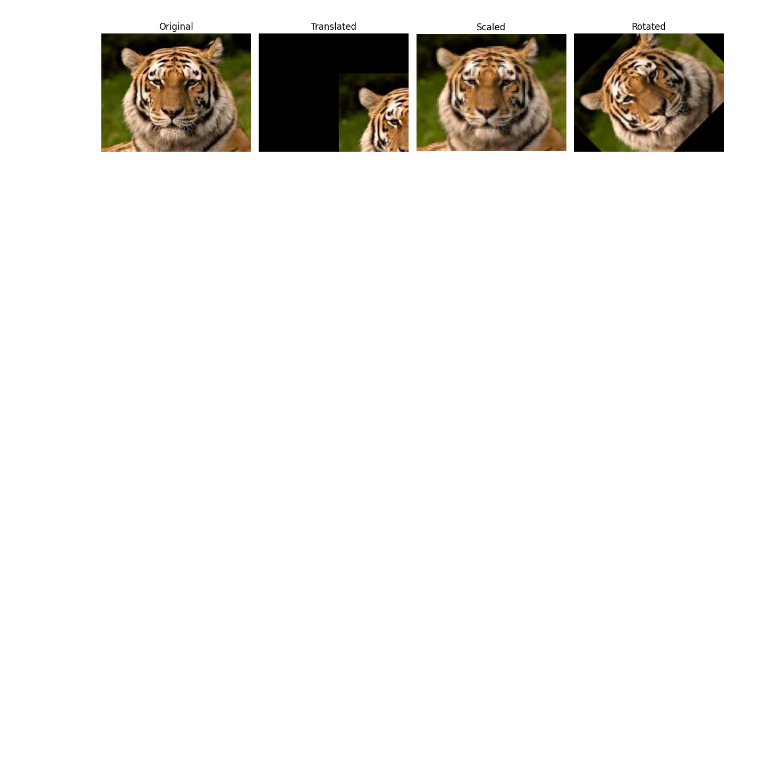
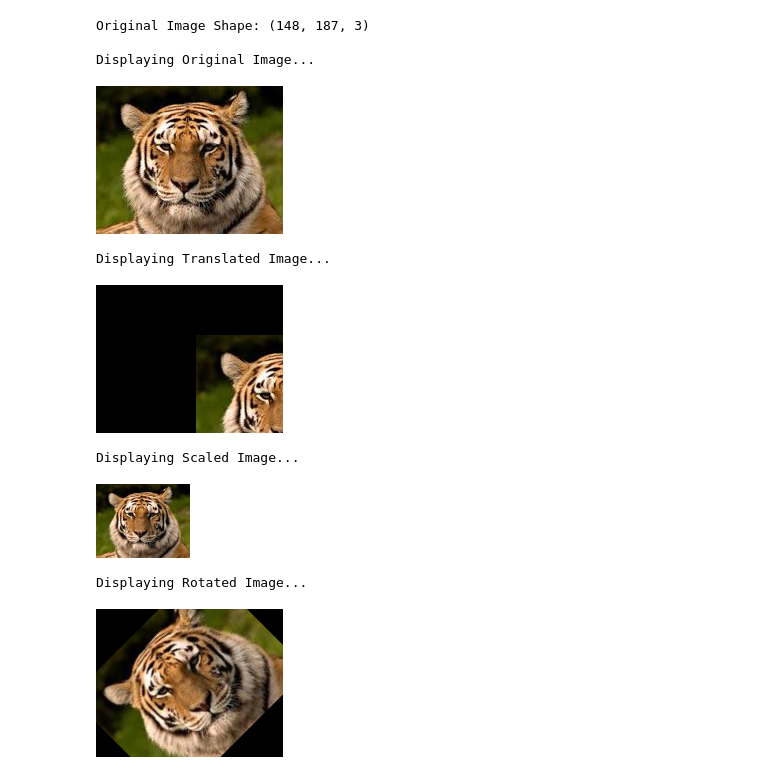
Before and after one commit to nkuv/ai, a Jupyter notebook: exp3.ipynb, the cells around one changed output. Cells and saved outputs as stored; diff of their text form; code cells hidden in the pictures; blank space fills up the shorter version.

```diff
--- a/exp3.ipynb
+++ b/exp3.ipynb
@@ -8,20 +1,37 @@ img = cv2.cvtColor(img, cv2.COLOR_BGR2RGB)
 # %%
+import cv2
+import numpy as np
+from google.colab.patches import cv2_imshow
+
+img = cv2.imread('assets/tiger.jpeg')
+
 tx, ty = 100, 50
 rows, cols = img.shape[:2]
 translation_matrix = np.float32([[1, 0, tx], [0, 1, ty]])
 translated_img = cv2.warpAffine(img, translation_matrix, (cols, rows))
 
 scaled_img = cv2.resize(img, None, fx=0.5, fy=0.5)
 
 angle = 45
 rotation_matrix = cv2.getRotationMatrix2D((cols/2, rows/2), angle, 1)
 rotated_img = cv2.warpAffine(img, rotation_matrix, (cols, rows))
+
+print("\nDisplaying Original Image...")
+cv2_imshow(img)
+print("\nDisplaying Translated Image...")
+cv2_imshow(translated_img)
+print("\nDisplaying Scaled Image...")
+cv2_imshow(scaled_img)
+print("\nDisplaying Rotated Image...")
+cv2_imshow(rotated_img)
+# %% [output]
+Original Image Shape: (148, 187, 3)
+
+Displaying Original Image...
+[figure, added]
+Displaying Translated Image...
+[figure, added]
+Displaying Scaled Image...
+[figure, added]
+Displaying Rotated Image...
+[figure, added]
-# %%
-plt.figure(figsize=(12,6))
-plt.subplot(1, 4, 1); plt.imshow(img); plt.title("Original"); plt.axis('off')
-plt.subplot(1, 4, 2); plt.imshow(translated_img); plt.title("Translated"); plt.axis('off')
-plt.subplot(1, 4, 3); plt.imshow(scaled_img); plt.title("Scaled"); plt.axis('off')
-plt.subplot(1, 4, 4); plt.imshow(rotated_img); plt.title("Rotated"); plt.axis('off')
-plt.tight_layout(); plt.show()
-# %% [output]
-[figure, removed]
```
Also changed, not shown: parts of 1 cell of this notebook, 7 other files.
